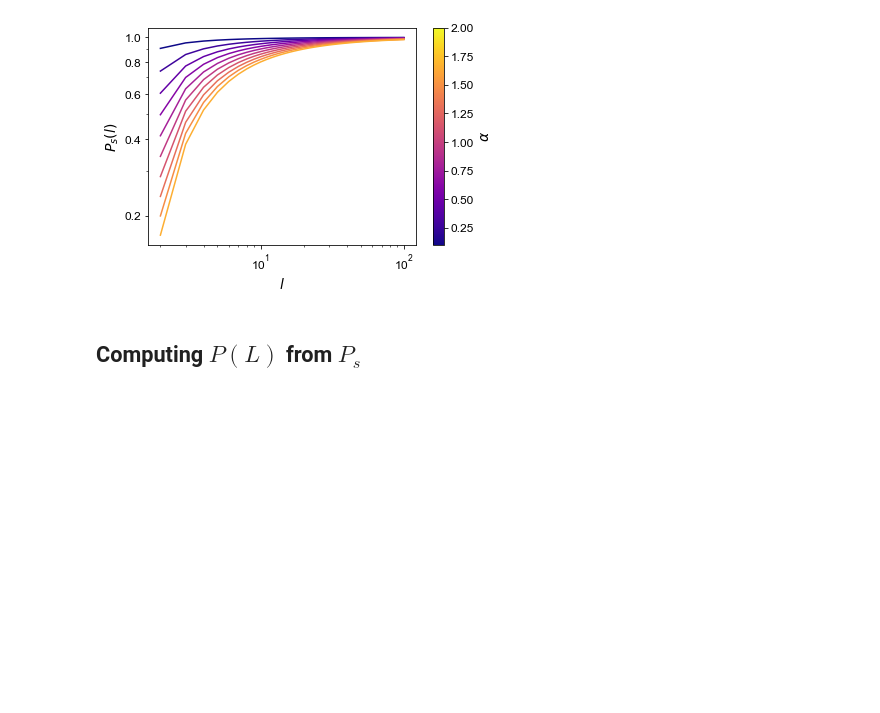
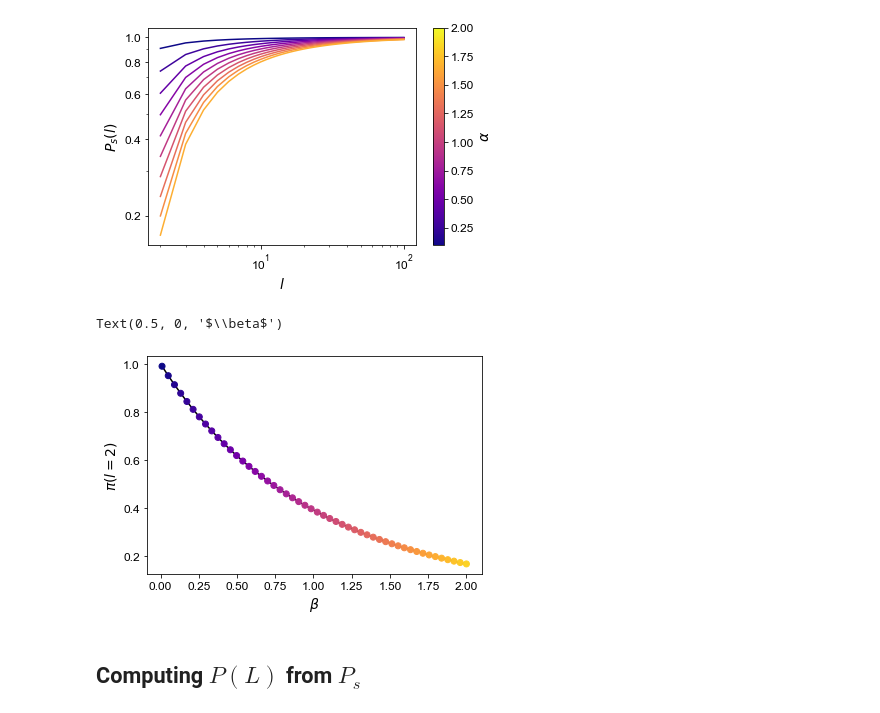
Before and after one commit to gorkamunoz/rl_opts, a Jupyter notebook: nbs/theoretical_policy.ipynb, the cells around one changed output. Saved outputs shown, nothing was run; the diff lists cells and outputs as text; code cells hidden in the pictures; blank space fills up the shorter version.

```diff
--- a/nbs/theoretical_policy.ipynb
+++ b/nbs/theoretical_policy.ipynb
@@ -110,3 +115,12 @@ add_colorbar(alphas, ax, r'$\alpha$')
+# %%
+fig, ax = plt.subplots()
+ax.plot(alphas, ps_0, c = 'k', zorder = -1)
+ax.scatter(alphas, ps_0, color = plt.cm.plasma(np.linspace(0,1,len(alphas)+5)[:-5]))
+ax.set_ylabel('$\pi(l=2)$')
+ax.set_xlabel(r'$\beta$')
+# %% [output]
+Text(0.5, 0, '$\\beta$')
+[figure, added]
 # %% [markdown]
 ## Computing $P(L)$ from $P_s$
 # %% [markdown]
```
Also changed, not shown: parts of 27 cells of this notebook, 13 other files.
